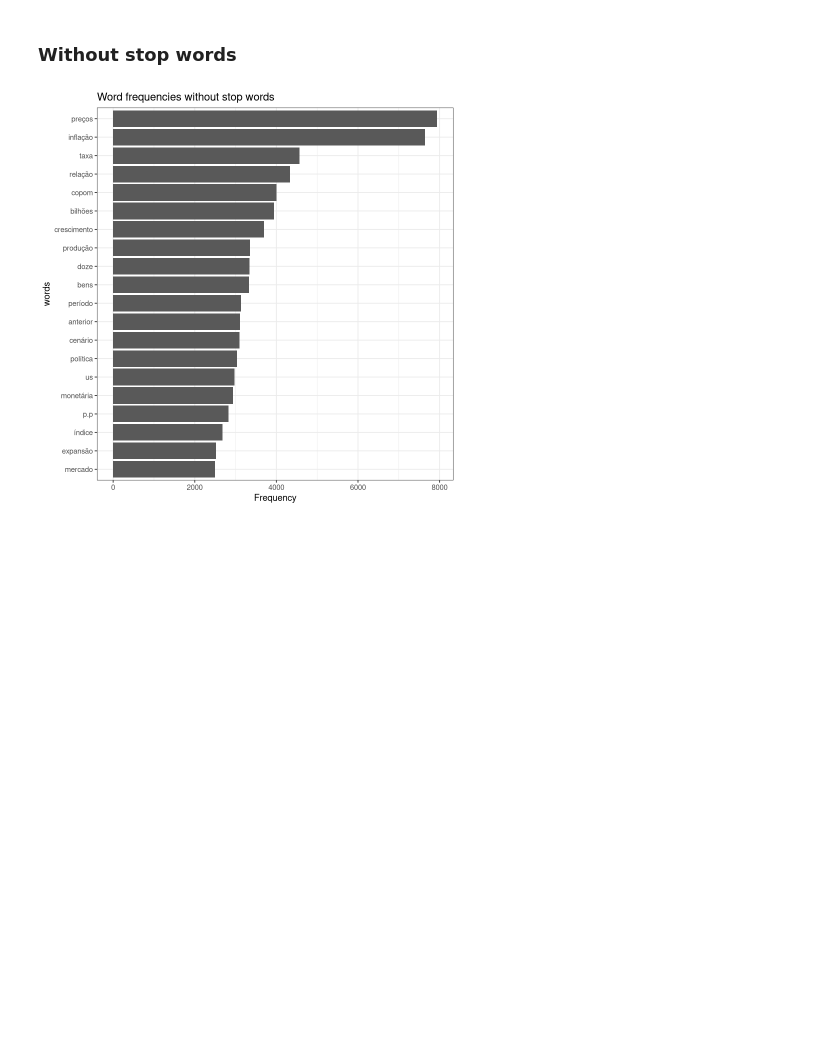
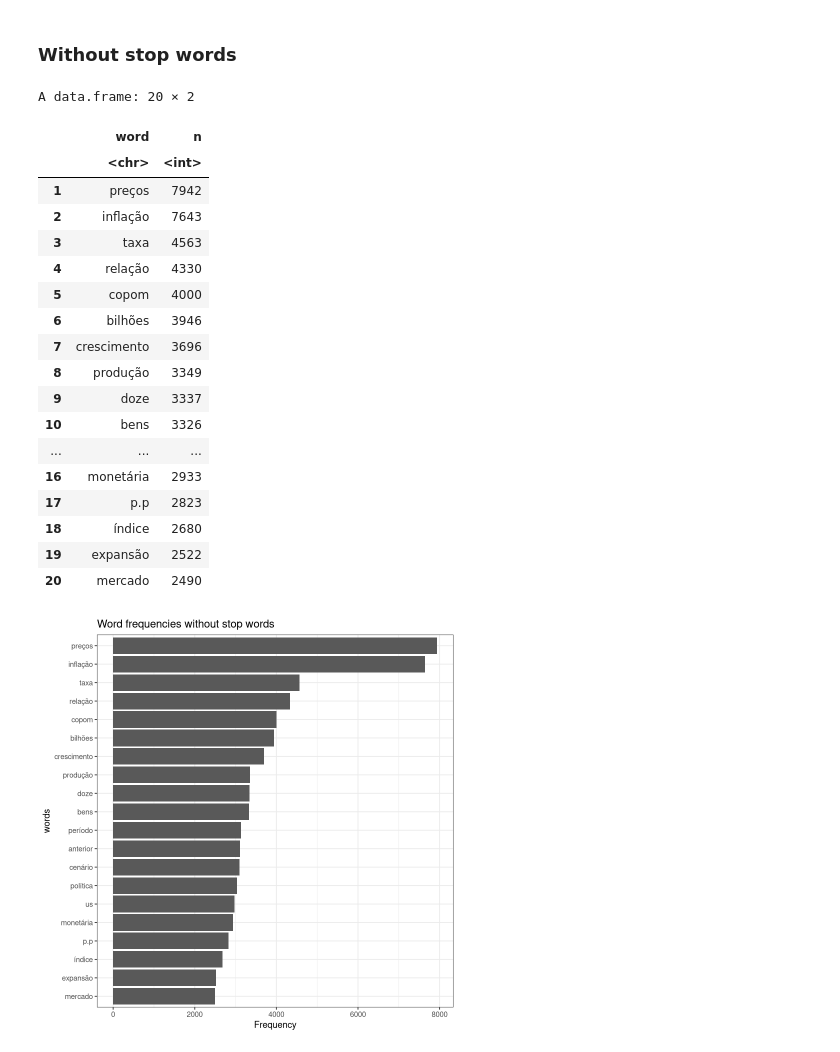
Before and after one commit to ajdavidl/corpus-atas-copom, a Jupyter notebook: notebooks/corpus-exploration-in-R.ipynb, the cells around one changed output. Drawn from its saved outputs; the diff is of its cells as text; code cells hidden in the pictures; blank space fills up the shorter version.

```diff
--- a/notebooks/corpus-exploration-in-R.ipynb
+++ b/notebooks/corpus-exploration-in-R.ipynb
@@ -119,6 +163,28 @@ wordcloud(words = wordsFreq$word,freq = wordsFreq$n, min.freq = 1000, random.ord
 # %%
 wordsFreq2 <- wordsFreq %>%
   filter(!word %in% Mystopwords)
+# %%
+wordsFreq2[1:numberOfWords,]
+# %% [output]
+A data.frame: 20 × 2
+|  | word | n |
+|  | <chr> | <int> |
+| 1 | preços | 7942 |
+| 2 | inflação | 7643 |
+| 3 | taxa | 4563 |
+| 4 | relação | 4330 |
+| 5 | copom | 4000 |
+| 6 | bilhões | 3946 |
+| 7 | crescimento | 3696 |
+| 8 | produção | 3349 |
+| 9 | doze | 3337 |
+| 10 | bens | 3326 |
+| ... | ... | ... |
+| 16 | monetária | 2933 |
+| 17 | p.p | 2823 |
+| 18 | índice | 2680 |
+| 19 | expansão | 2522 |
+| 20 | mercado | 2490 |
 # %%
 ggplot(wordsFreq2[1:numberOfWords,],aes(x = reorder(word,n), n)) +
   geom_bar(stat="identity") +
```
Also changed, not shown: parts of 13 cells of this notebook.
